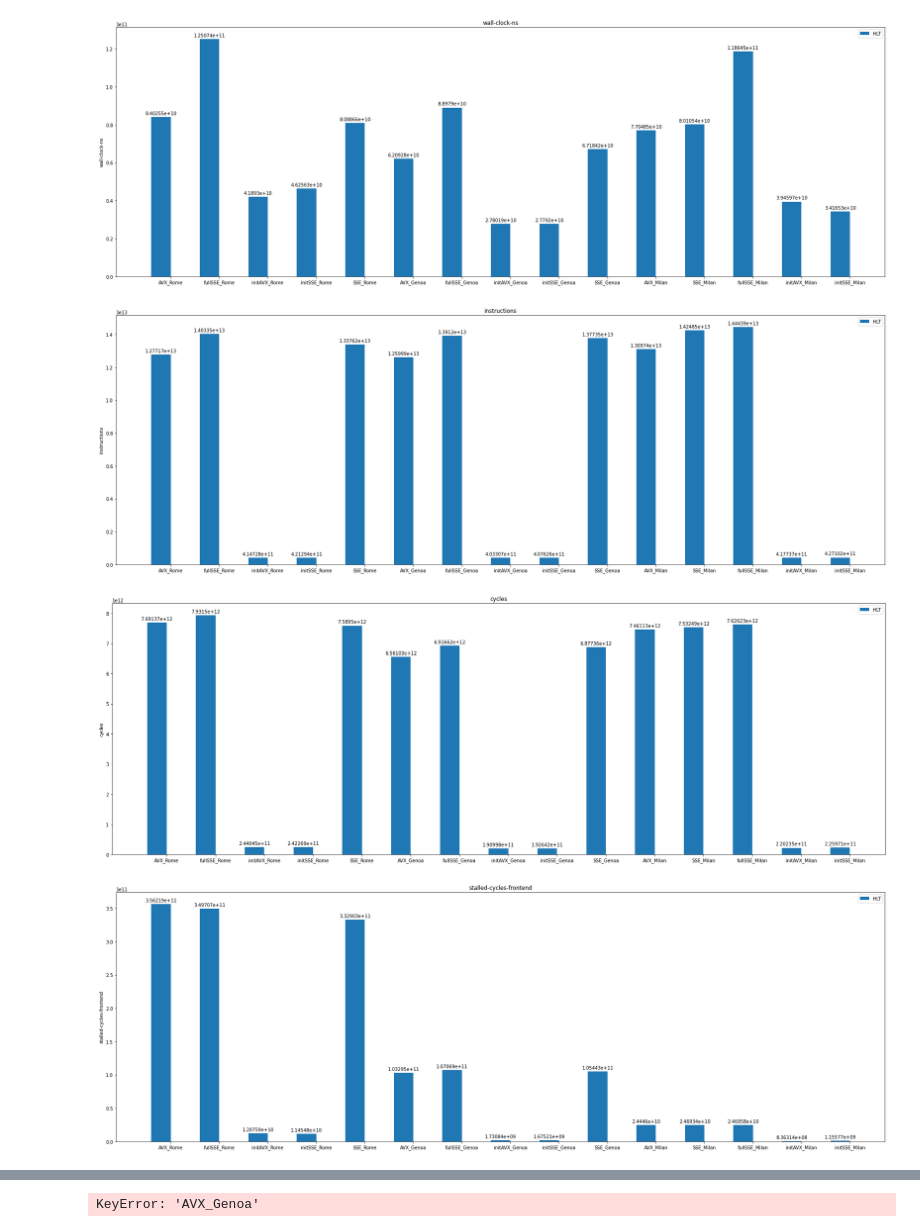
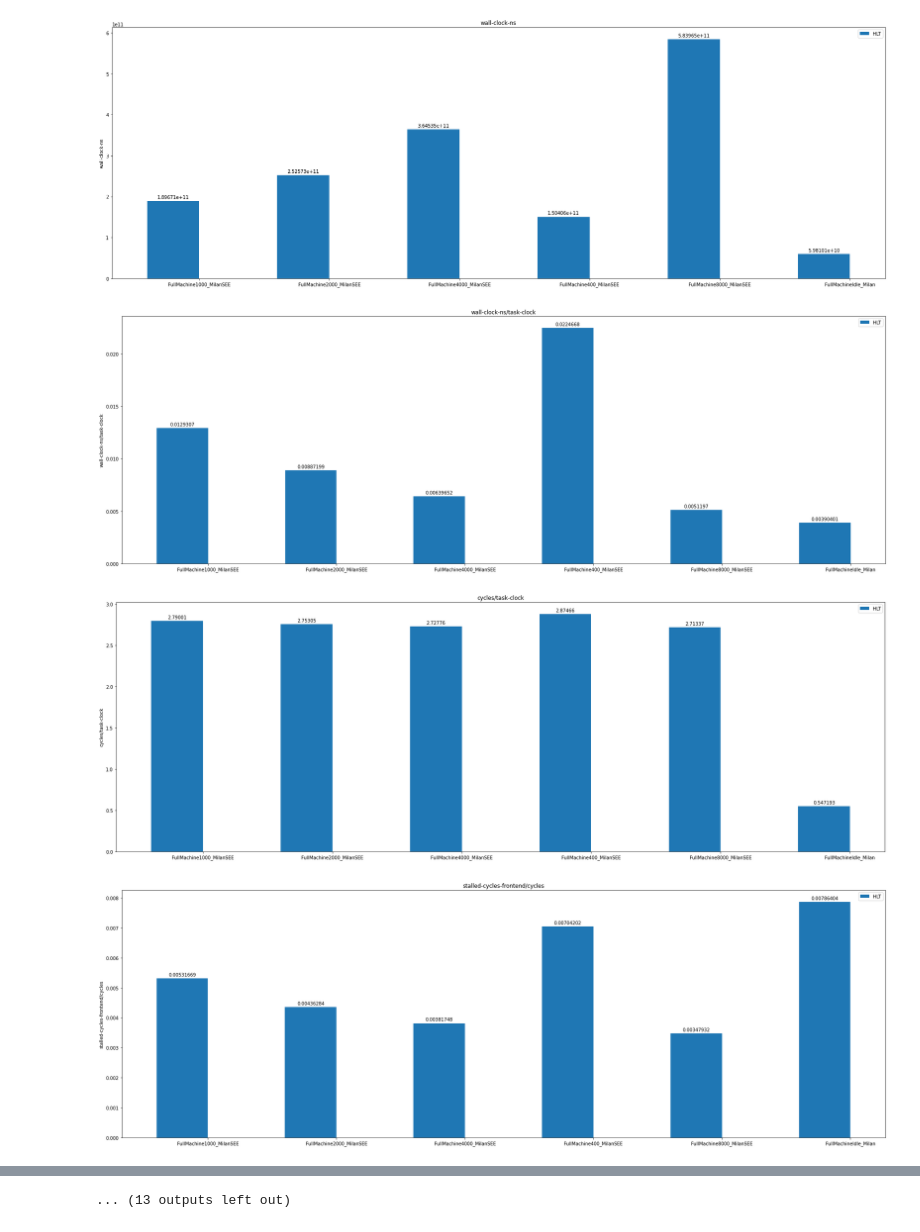
Before and after one commit to VinInn/pyTools, a Jupyter notebook: HLTperf.ipynb, the cells around one changed output, grey strips where cells are left out. Saved outputs shown, nothing was run; the diff lists cells and outputs as text; code cells hidden in the pictures.

```diff
--- a/HLTperf.ipynb
+++ b/HLTperf.ipynb
@@ -81,8 +81,8 @@ def parseOne(fname) :
 # %%
 dir = '/Users/innocent/cernbox/HLTperf/'
 # files = [dir+"Haswell/haswell.count",dir+"Skylake/skylake.count",dir+"Icelake/icelake.count"]
-files = [dir+"HLTPerfCounts",]
+files = [dir+"HLTPerfCounts",dir+"HLTPerfCountsHalfMachine",dir+"HLTPerfCountsFullMachine"]
 scores={}
-scores['HLT']=parseOne(files[0])
-scores['HLT'][3]
+scores['HLT']=parseOne(files[2])
+#scores['HLT'][3]
 # %% [output]
@@ -241,10 +225,13 @@ instrFP()
 # %%
 def plotOne(var,nor) :
+    den =1
+    global iden
     norName = norNames[nor]
     plt.rcParams["figure.figsize"] = (30,10)
     lu = []
     di = scores[theONE][nor][var]
-    for wf in labels : lu.append(di[wf])
+    if iden != '' : den = di[iden]
+    for wf in labels : lu.append(di[wf]/den)
 
     x = np.arange(len(labels))  # the label locations
     width = 0.4  # the width of a bar
@@ -294,31 +281,41 @@ def plotSum(vars,nor,title) :
 
     plt.show()
 # %%
+iden = ''
 #plotOne('duration',3)
+plotOne('wall-clock-ns',3)
+plotOne('wall-clock-ns',2)
+plotOne('cycles',2)
+plotOne('stalled-cycles-frontend',0)
+plotOne('stalled-cycles-backend',0)
+plotOne('instructions',0)
+iden = 'FullMachine1000_MilanSEE'
 plotOne('wall-clock-ns',3)
 plotOne('instructions',3)
 plotOne('cycles',3)
 plotOne('stalled-cycles-frontend',3)
 plotOne('stalled-cycles-backend',3)
 #plotOne('ex_ret_mmx_fp_instr.sse_instr',3)
 plotOne('fp_ret_sse_avx_ops.all',3)
 plotOne('fp_ret_sse_avx_ops.mac_flops',3)
 #plotOne('all_data_cache_accesses',3)
 plotOne('cache-references',3)
 plotOne('cache-misses',3)
 plotOne('L1-dcache-loads',3)
 plotOne('L1-icache-loads',3)
 plotOne('L1-dcache-load-misses',3)
 plotOne('L1-icache-load-misses',3)
-#plotOne('l2_cache_misses_from_dc_misses',3)
+plotOne('l2_cache_misses_from_dc_misses',3)
+#plotOne('l3_cache_accesses',3)
+#plotOne('l3_misses',3)
 plotOne('iTLB-loads',3)
 plotOne('iTLB-load-misses',3)
 # plotOne('branches',3)
 plotOne('branch-instructions',3)
 plotOne('branch-misses',3)
 plotOne('ex_div_busy',3)
 # %% [output]
-[figure, old version]
+[figure, new version]
-[figure, old version]
+[figure, new version]
-[figure, old version]
+[figure, new version]
-[figure, old version]
+[figure, new version]
@@ -334 +330 @@ plotOne('ex_div_busy',3)
-KeyError: 'AVX_Genoa'
+... (13 outputs left out)
```
Also changed, not shown: parts of 5 cells of this notebook, 1 other file.
